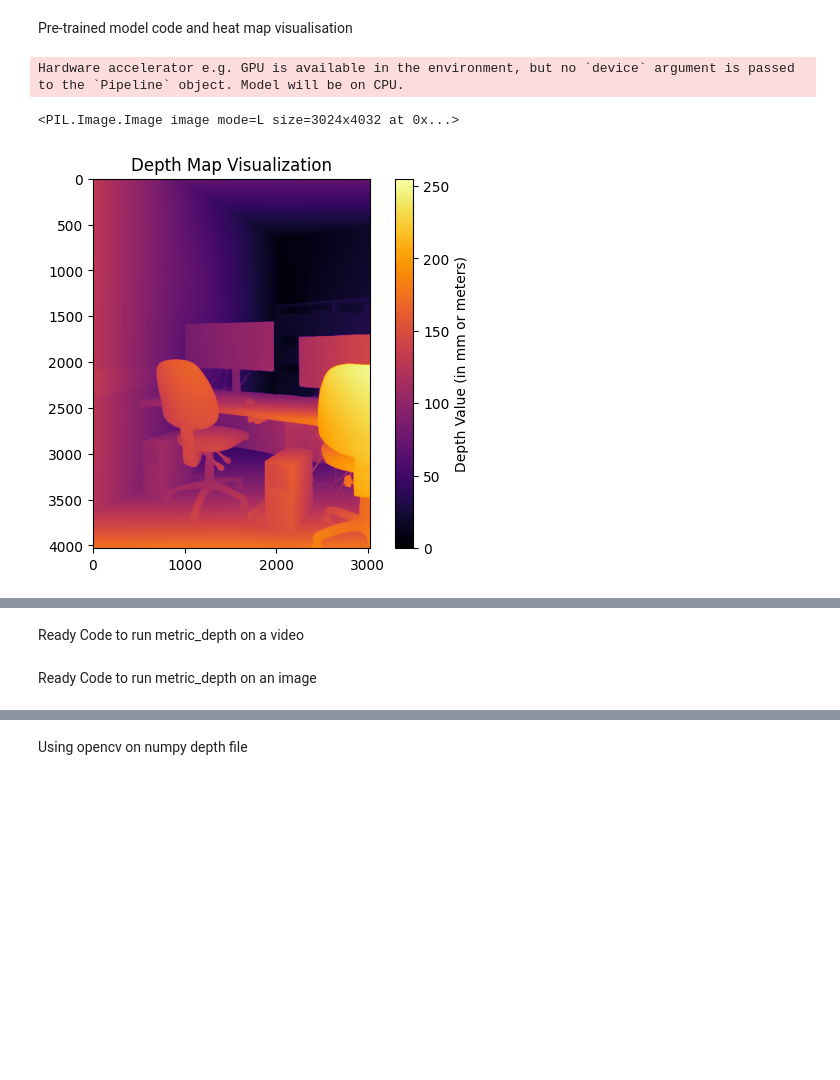
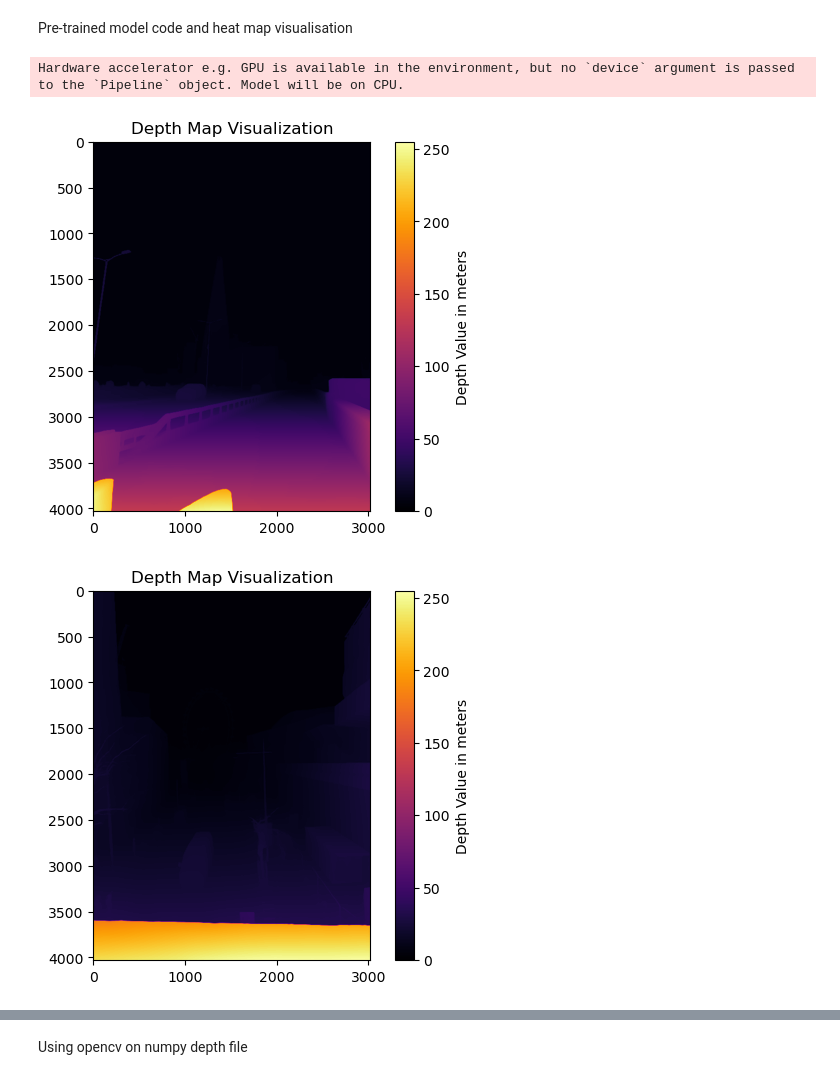
Before and after one commit to NCCA/Parallax-Mapping-2D-Images, a Jupyter notebook: Depth Estimation Models/Depth-Anything-V2/DAV2.ipynb, the cells around one changed output, grey strips where cells are left out. Drawn from its saved outputs; the diff is of its cells as text; code cells hidden in the pictures; blank space fills up the shorter version.

Commit message:
Added new Depth Results

```diff
--- a/Depth Estimation Models/Depth-Anything-V2/DAV2.ipynb
+++ b/Depth Estimation Models/Depth-Anything-V2/DAV2.ipynb
@@ -57,17 +114,27 @@ Pre-trained model code and heat map visualisation
 # %%
 from transformers import pipeline
 from PIL import Image
 import matplotlib.pyplot as plt
 
 pipe = pipeline(task="depth-estimation", model="depth-anything/Depth-Anything-V2-Large-hf")
-image = Image.open('Test_Images/class.jpeg')
-depth = pipe(image)["depth"]
-print (depth)
-plt.imshow(depth, cmap='inferno')  # You can use different colormaps like 'gray' or 'hot'
-plt.colorbar(label='Depth Value (in mm or meters)')
-plt.title('Depth Map Visualization')
-plt.show()
+
+
+# Specify the directory path
+directory_path = 'Test_Images/'
+
+# Use glob to find all .png files in the directory and its subdirectories
+png_files = glob.glob(os.path.join(directory_path, '**', '*.png'), recursive=True)
+
+# Print all .png files
+for file in png_files:
+    image = Image.open(file)
+    depth = pipe(image)["depth"]
+
+    plt.imshow(depth, cmap='inferno')  # You can use 'gray', 'hot', 'viridis', etc.
+    plt.colorbar(label='Depth Value in meters')
+    plt.title('Depth Map Visualization')
+    plt.show()
 # %% [output]
 Hardware accelerator e.g. GPU is available in the environment, but no `device` argument is passed to the `Pipeline` object. Model will be on CPU.
-<PIL.Image.Image image mode=L size=3024x4032 at 0x...>
-[figure, old version]
+[figure, new version]
+[figure, added]
@@ -74,2 +150,0 @@ Hardware accelerator e.g. GPU is available in the environment, but no `device` a
-# %% [markdown]
-Ready Code to run metric_depth on a video
@@ -81,3 +151 @@ Ready Code to run metric_depth on a video
-# %% [markdown]
-Ready Code to run metric_depth on an image
 # %%
```
Also changed, not shown: parts of 8 cells of this notebook, 29 other files.
